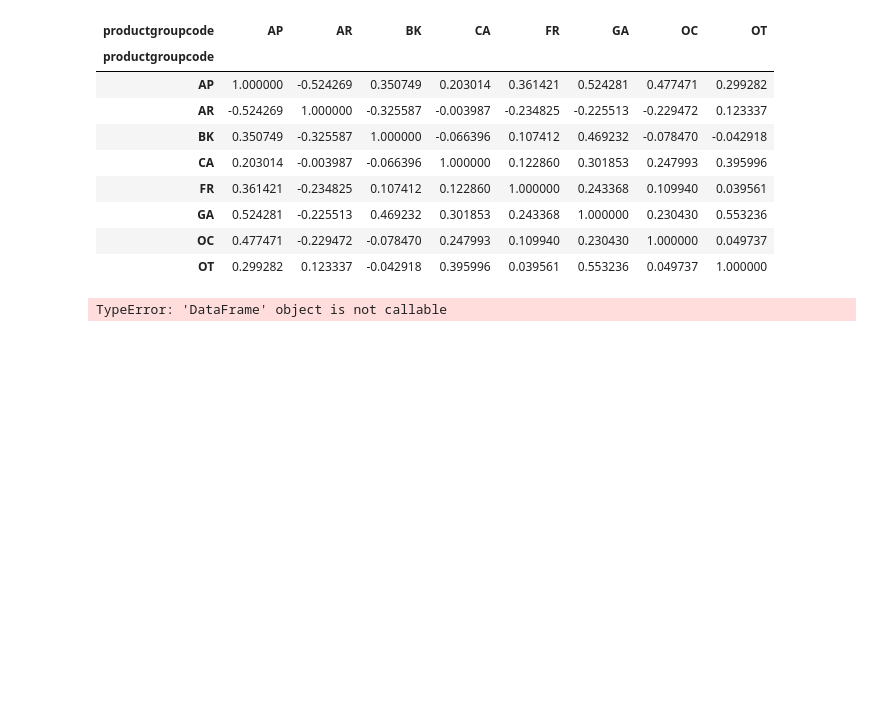
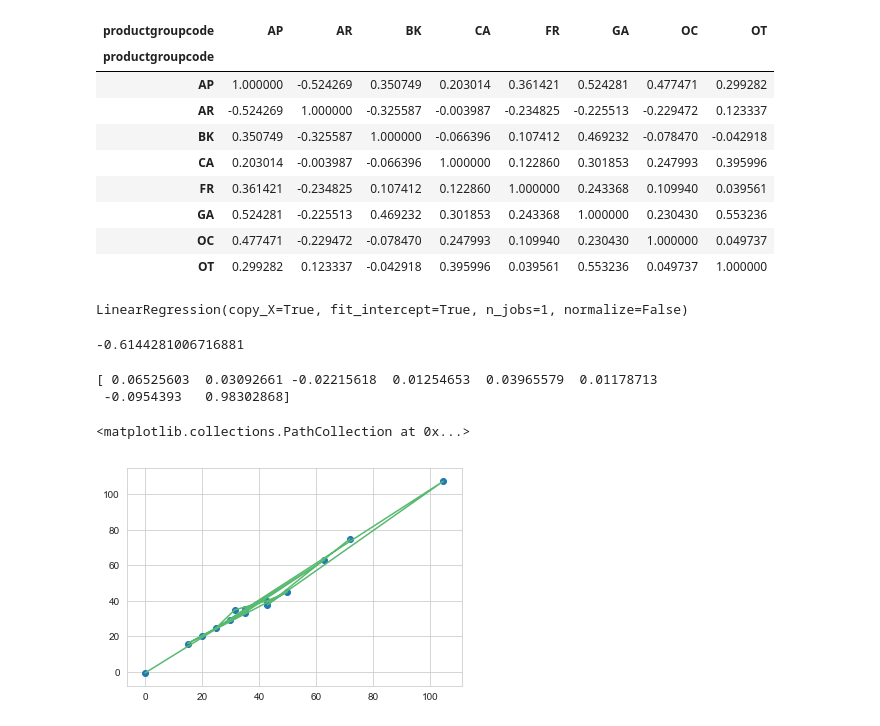
Before and after one commit to MariuszWroc/dataScience, a Jupyter notebook: data science - projekt.ipynb, the cells around one changed output. Cells and saved outputs as stored; diff of their text form; code cells hidden in the pictures; blank space fills up the shorter version.

Commit message:
regression linear

```diff
--- a/data science - projekt.ipynb
+++ b/data science - projekt.ipynb
@@ -288,5 +288,5 @@ correlationTable
 | OC | 0.477471 | -0.229472 | -0.078470 | 0.247993 | 0.109940 | 0.230430 | 1.000000 | 0.049737 |
 | OT | 0.299282 | 0.123337 | -0.042918 | 0.395996 | 0.039561 | 0.553236 | 0.049737 | 1.000000 |
 # %%
-X = correlationTable[['AP','AR','BK','CA','FR','GA','OC','OT']]
-y = correlationTable['GA']
+X = orderlinesPivot[['AP','AR','BK','CA','FR','GA','OC','OT']]
+y = orderlinesPivot['OT']
@@ -293,5 +295,27 @@ y = correlationTable['GA']
 # %%
-X_train, X_test, y_train, y_test = orderlinesPivot(X, y, test_size=0.4, random_state=101)
+X_train, X_test, y_train, y_test = train_test_split(X, y, test_size=0.65, random_state=101, shuffle=True)
-# %% [output]
-TypeError: 'DataFrame' object is not callable
+# %%
+from sklearn.linear_model import LinearRegression
+lm = LinearRegression()
+lm.fit(X_train,y_train)
+# %% [output]
+LinearRegression(copy_X=True, fit_intercept=True, n_jobs=1, normalize=False)
+# %%
+print(lm.intercept_)
+# %% [output]
+-0.6144281006716881
+# %%
+print(lm.coef_)
+# %% [output]
+[ 0.06525603  0.03092661 -0.02215618  0.01254653  0.03965579  0.01178713
+ -0.0954393   0.98302868]
+# %%
+predictions = lm.predict(X_test)
+# %%
+# Ploting Line
+plt.plot(y_test, predictions, color='#58b970', label='Regression Line')
+plt.scatter(y_test,predictions)
+# %% [output]
+<matplotlib.collections.PathCollection at 0x...>
+[figure, added]
 # %%
```
Also changed, not shown: parts of 52 cells of this notebook.
